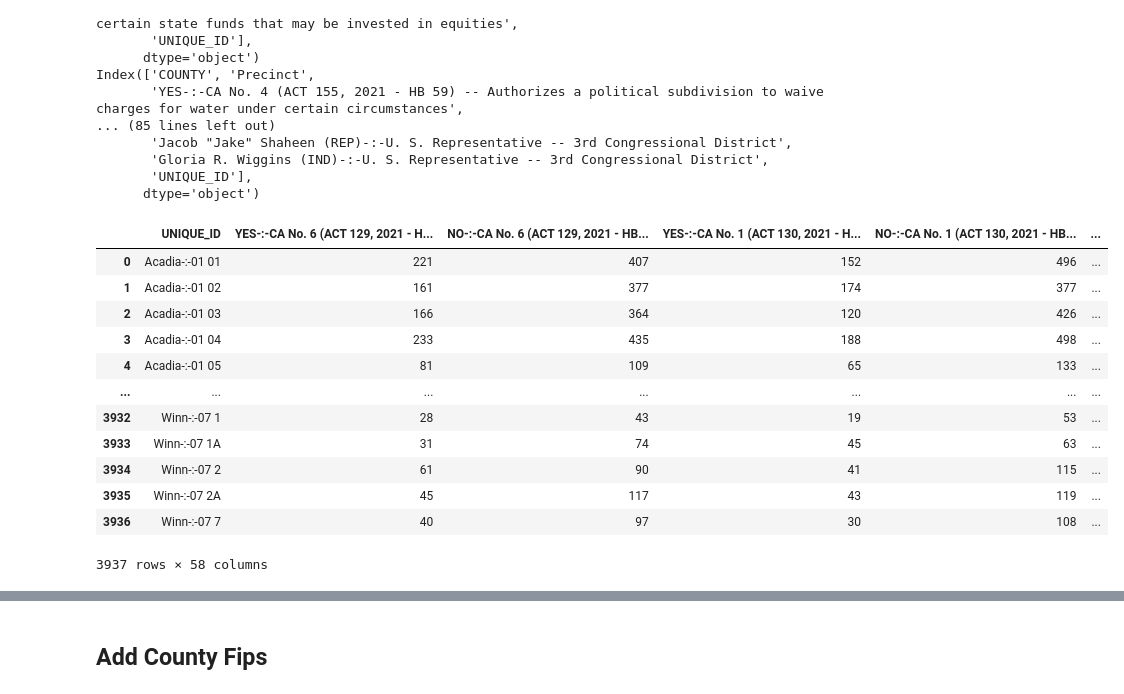
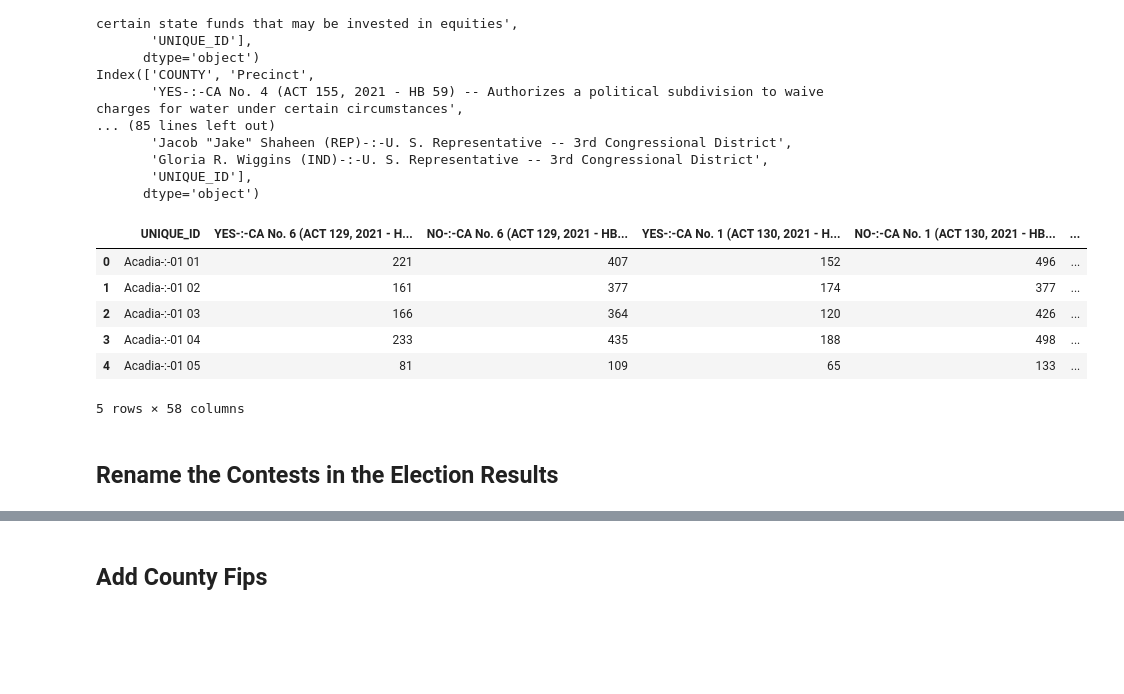
Before and after one commit to nonpartisan-redistricting-datahub/pber_collection, a Jupyter notebook: LA/2022/la_election_results.ipynb, the cells around one changed output, grey strips where cells are left out. Saved outputs shown, nothing was run; the diff lists cells and outputs as text; code cells hidden in the pictures; blank space fills up the shorter version.

```diff
--- a/LA/2022/la_election_results.ipynb
+++ b/LA/2022/la_election_results.ipynb
@@ -273,19 +276,16 @@ la_20_state_level = la_20_state_level.fillna(0)
 # %%
-la_20_state_level
+# Take a look at the file
+la_20_state_level.head()
 # %% [output]
 |  | UNIQUE_ID | YES-:-CA No. 6 (ACT 129, 2021 - H... | NO-:-CA No. 6 (ACT 129, 2021 - HB... | YES-:-CA No. 1 (ACT 130, 2021 - H... | NO-:-CA No. 1 (ACT 130, 2021 - HB... | ... |
 | 0 | Acadia-:-01 01 | 221 | 407 | 152 | 496 | ... |
 | 1 | Acadia-:-01 02 | 161 | 377 | 174 | 377 | ... |
 | 2 | Acadia-:-01 03 | 166 | 364 | 120 | 426 | ... |
 | 3 | Acadia-:-01 04 | 233 | 435 | 188 | 498 | ... |
 | 4 | Acadia-:-01 05 | 81 | 109 | 65 | 133 | ... |
-| ... | ... | ... | ... | ... | ... | ... |
-| 3932 | Winn-:-07 1 | 28 | 43 | 19 | 53 | ... |
-| 3933 | Winn-:-07 1A | 31 | 74 | 45 | 63 | ... |
-| 3934 | Winn-:-07 2 | 61 | 90 | 41 | 115 | ... |
-| 3935 | Winn-:-07 2A | 45 | 117 | 43 | 119 | ... |
-| 3936 | Winn-:-07 7 | 40 | 97 | 30 | 108 | ... |
-3937 rows × 58 columns
+5 rows × 58 columns
+# %% [markdown]
+## Rename the Contests in the Election Results
 # %%
 def get_race(race_string):
     race_string = race_string.title()
```
Also changed, not shown: parts of 29 cells of this notebook, 2 other files.
